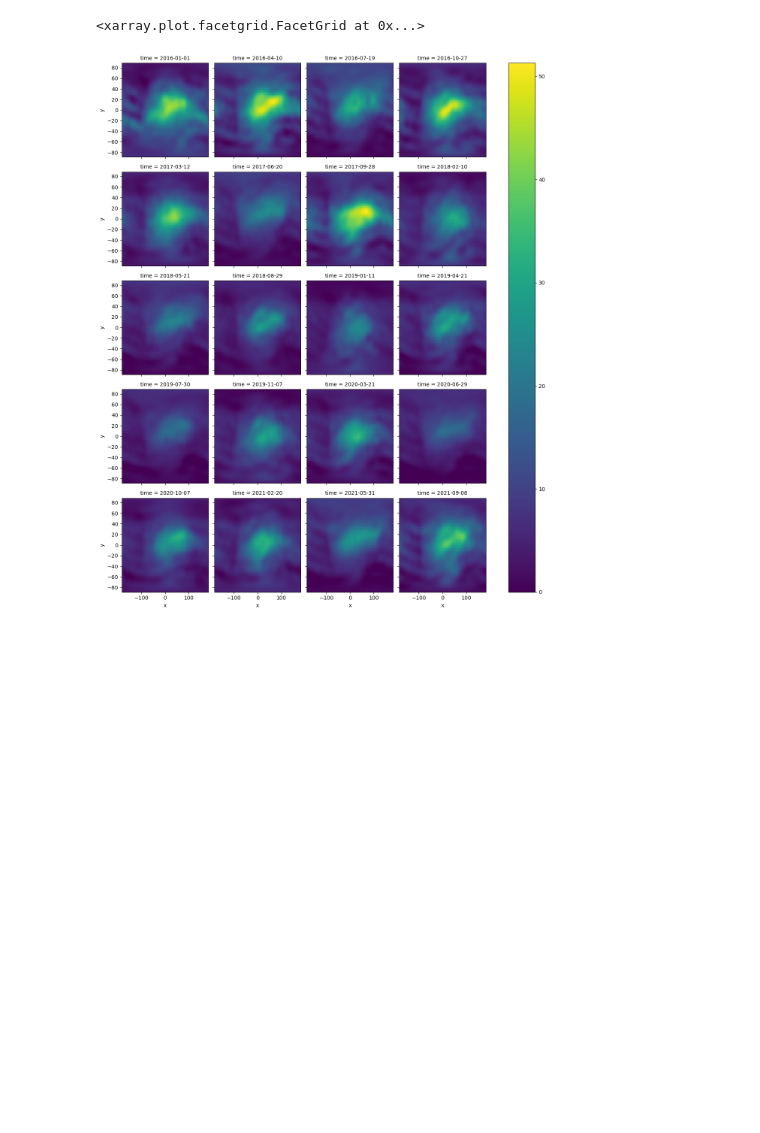
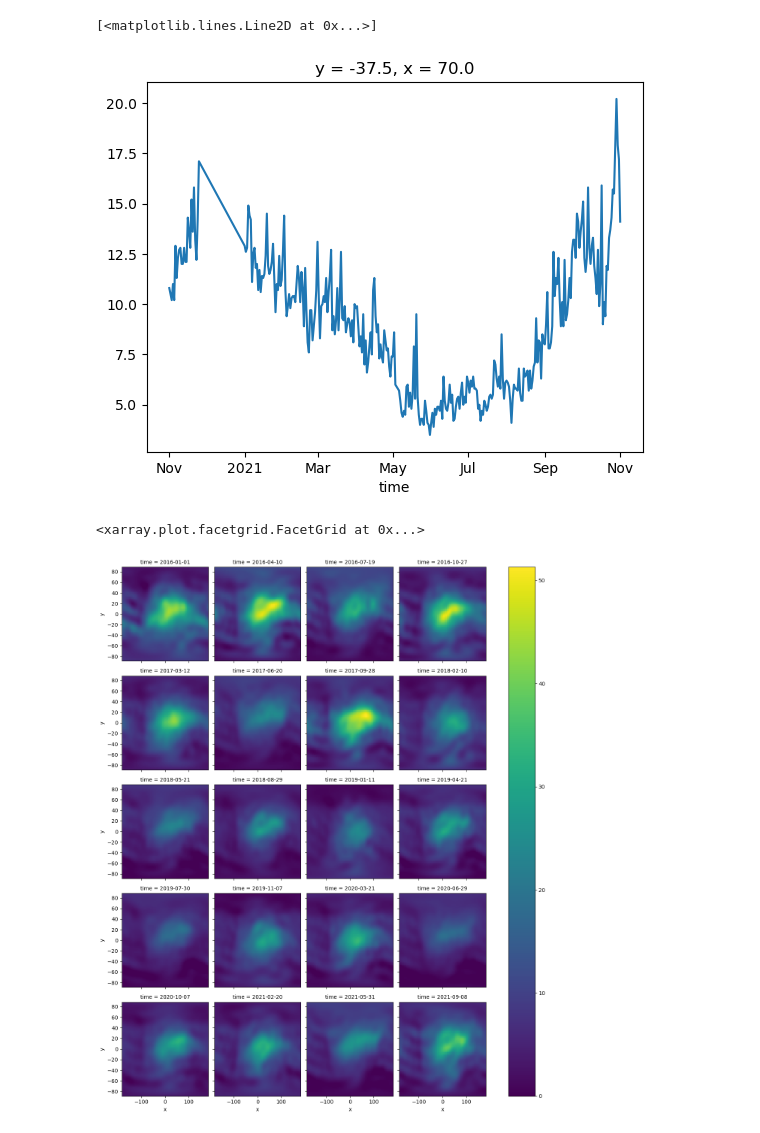
Before and after one commit to rpalomaki/SWE_error_analysis, a Jupyter notebook: src/analysis/play/ionosphere_checks.ipynb, the cells around one changed output. Drawn from its saved outputs; the diff is of its cells as text; code cells hidden in the pictures; blank space fills up the shorter version.

Commit message:
fixing ionosphere

```diff
--- a/src/analysis/play/ionosphere_checks.ipynb
+++ b/src/analysis/play/ionosphere_checks.ipynb
@@ -14,6 +14,12 @@ import sys
 sys.path.append('/Users/rdcrlzh1/Documents/SWE_error_analysis/src')
 from swe_retrievals import swe_from_phase
 from non_snow_retrievals import precipitable_water, ionospheric_advance
+# %%
+year = 2021
+xr.open_dataarray('/Users/rdcrlzh1/Documents/SWE_error_analysis/local/ionosphere/am_ion.nc').isel(x = 50, y = 50).sel(time = slice(pd.to_datetime(f'{year-1}-11-01'), pd.to_datetime(f'{year}-11-01'))).plot()
+# %% [output]
+[<matplotlib.lines.Line2D at 0x...>]
+[figure, added]
 # %%
 ion = xr.open_dataarray('/Users/rdcrlzh1/Documents/SWE_error_analysis/local/ionosphere/am_ion.nc')
 
```
Also changed, not shown: 2 other files.
